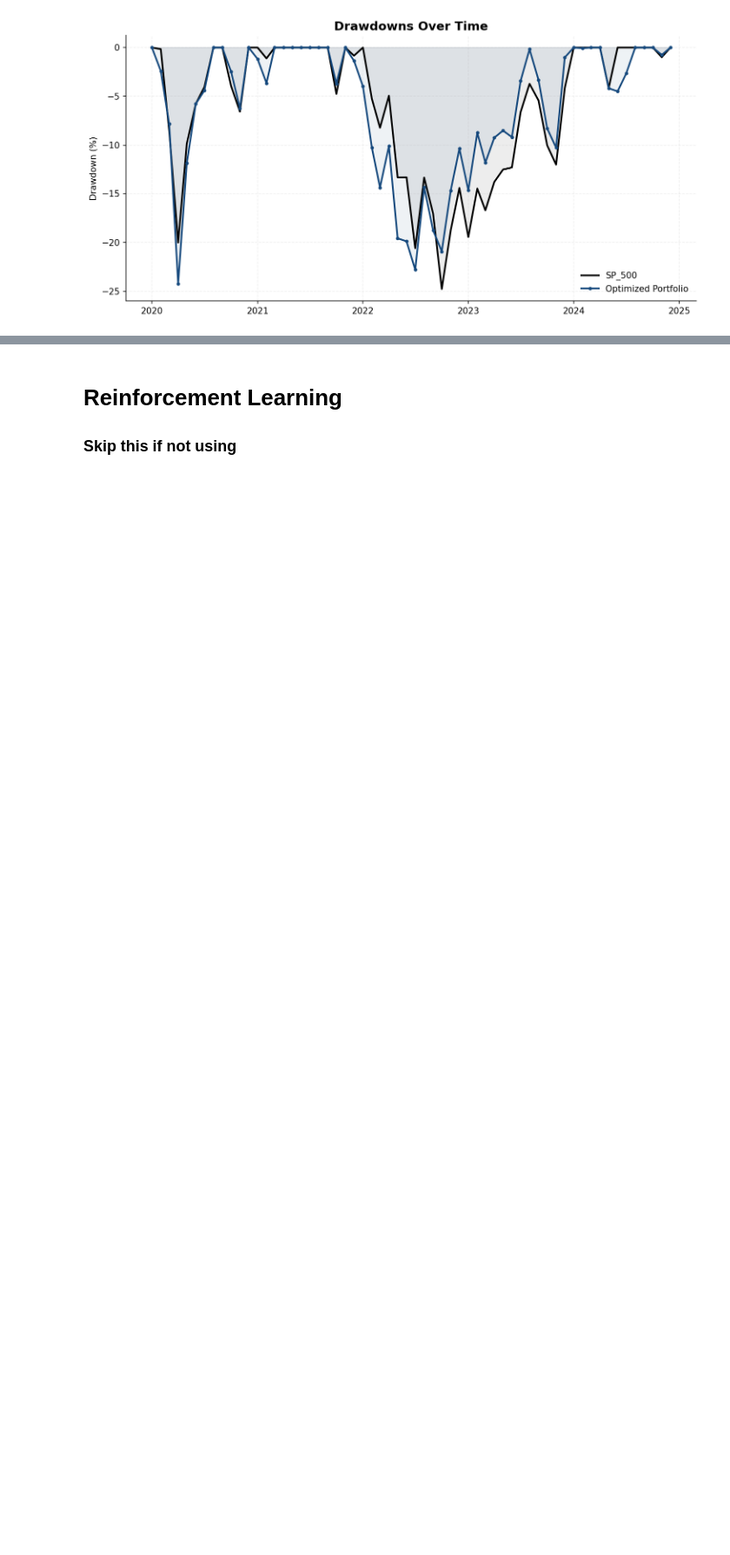
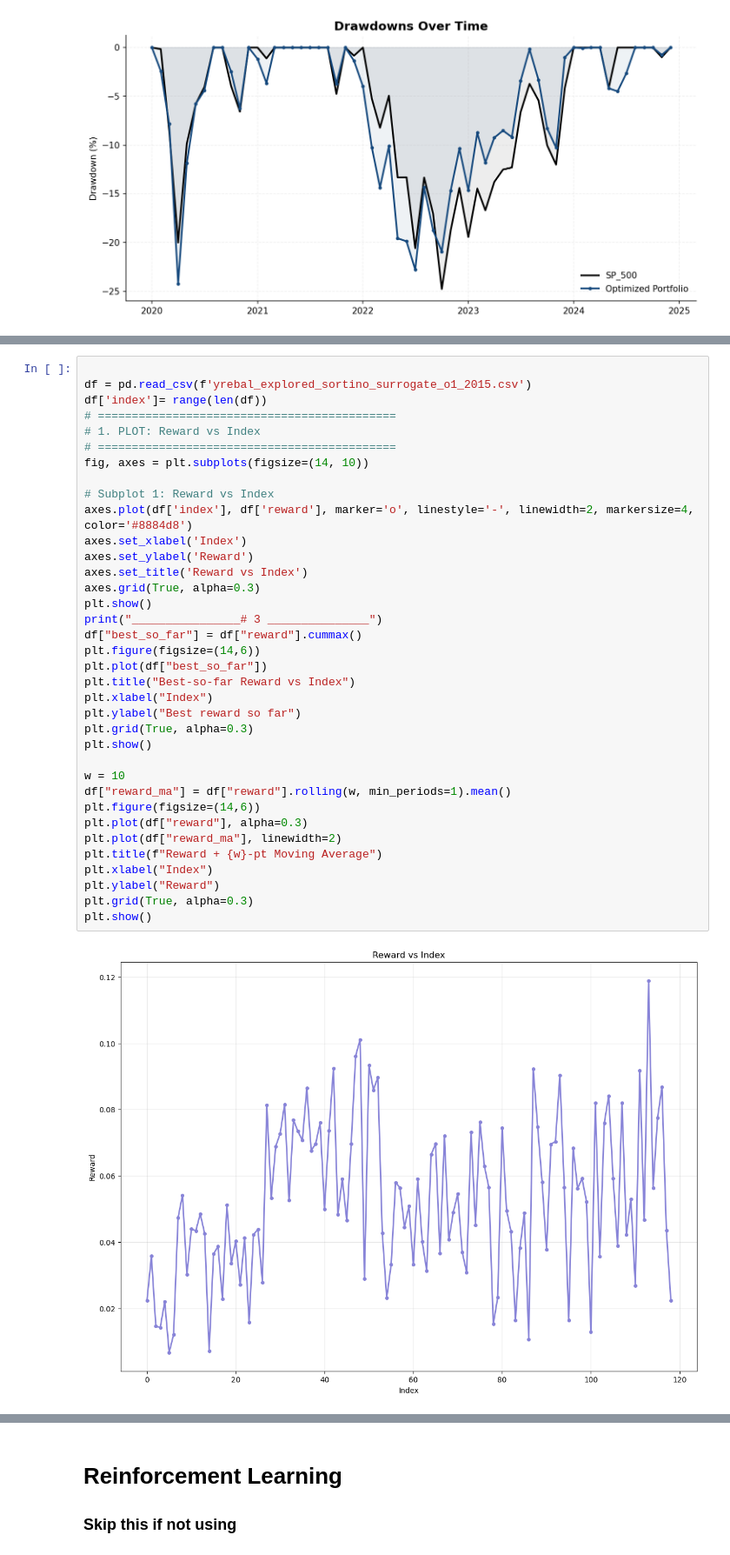
Before and after one commit to vincentbatten27/Multi-Factor_Investing, a Jupyter notebook: Multi_Factor_Fall_25/Run simulator.ipynb, the cells around one changed output, grey strips where cells are left out. Shown at 87% size. Cells and saved outputs as stored; diff of their text form; blank space fills up the shorter version.

```diff
--- a/Multi_Factor_Fall_25/Run simulator.ipynb
+++ b/Multi_Factor_Fall_25/Run simulator.ipynb
@@ -2580,0 +2562,38 @@ df = df.drop(columns = ['std', 'return'])
+# %%
+
+df = pd.read_csv(f'yrebal_explored_sortino_surrogate_o1_2015.csv')
+df['index']= range(len(df))
+# ============================================
+# 1. PLOT: Reward vs Index
+# ============================================
+fig, axes = plt.subplots(figsize=(14, 10))
+
+# Subplot 1: Reward vs Index
+axes.plot(df['index'], df['reward'], marker='o', linestyle='-', linewidth=2, markersize=4, color='#8884d8')
+axes.set_xlabel('Index')
+axes.set_ylabel('Reward')
+axes.set_title('Reward vs Index')
+axes.grid(True, alpha=0.3)
+plt.show()
+print("________________# 3 _______________")
+df["best_so_far"] = df["reward"].cummax()
+plt.figure(figsize=(14,6))
+plt.plot(df["best_so_far"])
+plt.title("Best-so-far Reward vs Index")
+plt.xlabel("Index")
+plt.ylabel("Best reward so far")
+plt.grid(True, alpha=0.3)
+plt.show()
+
+w = 10
+df["reward_ma"] = df["reward"].rolling(w, min_periods=1).mean()
+plt.figure(figsize=(14,6))
+plt.plot(df["reward"], alpha=0.3)
+plt.plot(df["reward_ma"], linewidth=2)
+plt.title(f"Reward + {w}-pt Moving Average")
+plt.xlabel("Index")
+plt.ylabel("Reward")
+plt.grid(True, alpha=0.3)
+plt.show()
+# %% [output]
+[figure, added]
```
Also changed, not shown: parts of 31 cells of this notebook, 32 other files.
